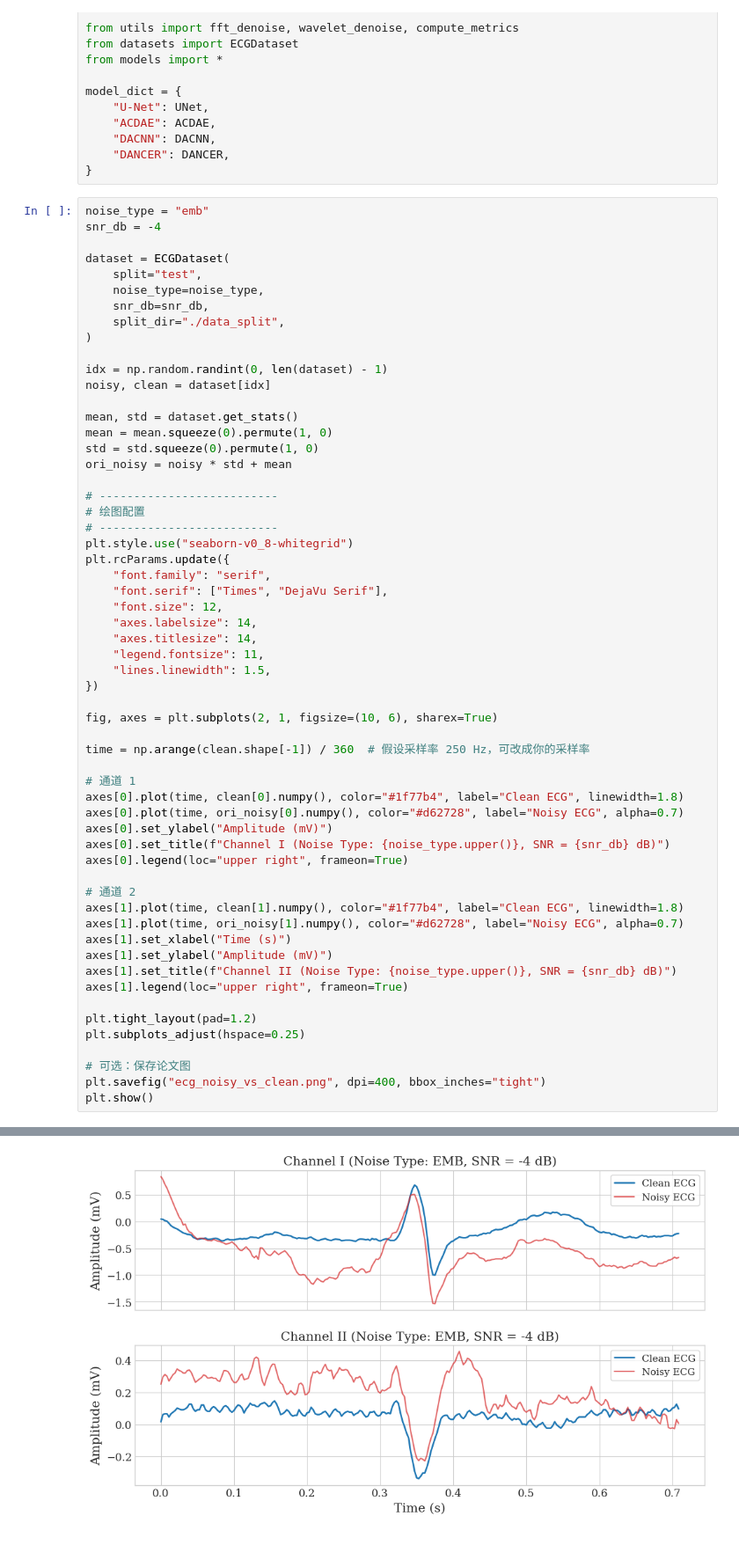
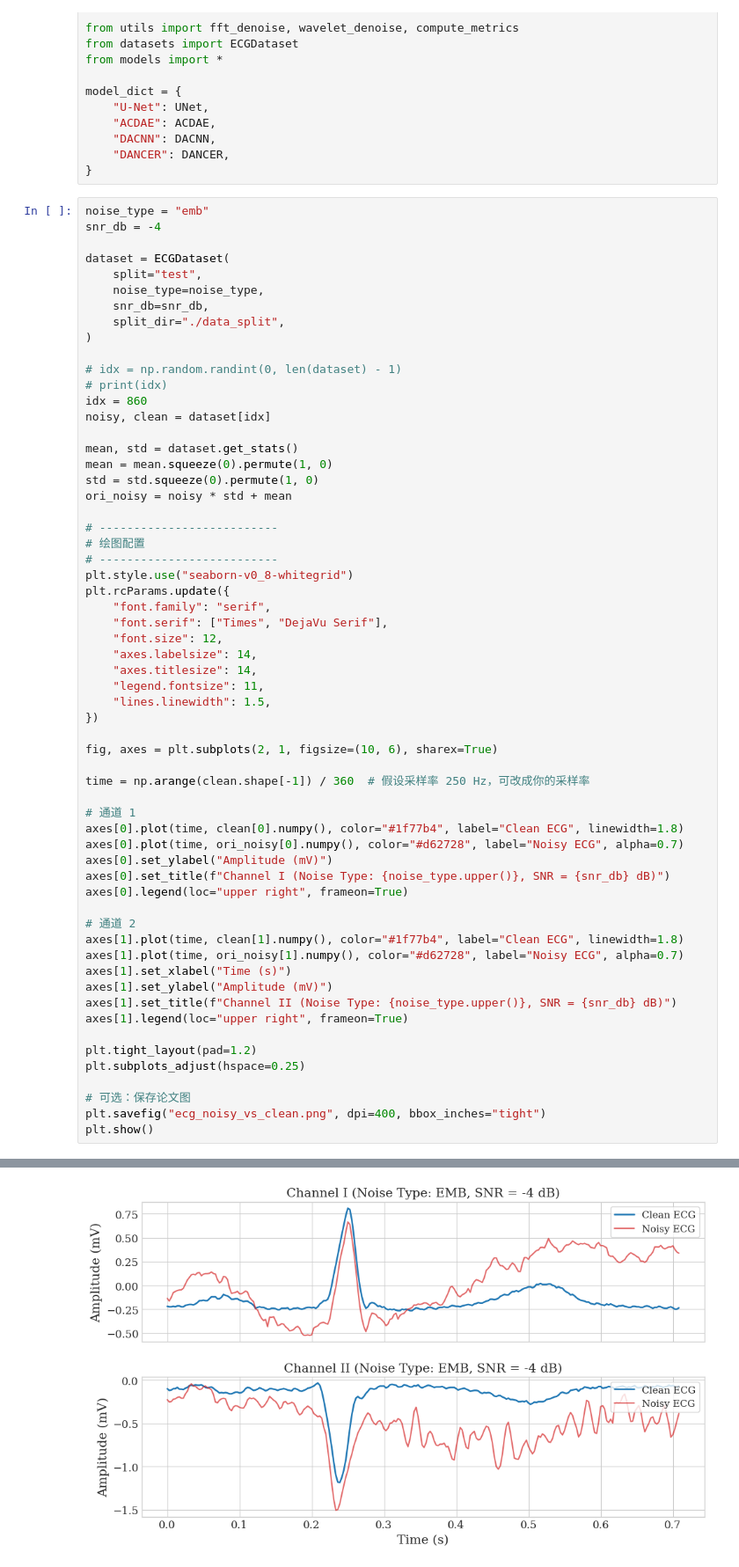
Before and after one commit to mallocobject/DANCE, a Jupyter notebook: main.ipynb, the cells around one changed output, grey strips where cells are left out. Shown: that part at 88% size. Cells and saved outputs as stored; diff of their text form.

```diff
--- a/main.ipynb
+++ b/main.ipynb
@@ -28,7 +28,9 @@ dataset = ECGDataset(
     split_dir="./data_split",
 )
 
-idx = np.random.randint(0, len(dataset) - 1)
+# idx = np.random.randint(0, len(dataset) - 1)
+# print(idx)
+idx = 860
 noisy, clean = dataset[idx]
 
 mean, std = dataset.get_stats()
@@ -79,4 +82,4 @@ plt.show()
-[figure, old version]
+[figure, new version]
 # %%
 # model_name = "U-Net"  # Change this to test different models
 
```
Also changed, not shown: parts of 2 cells of this notebook, 9 other files.
